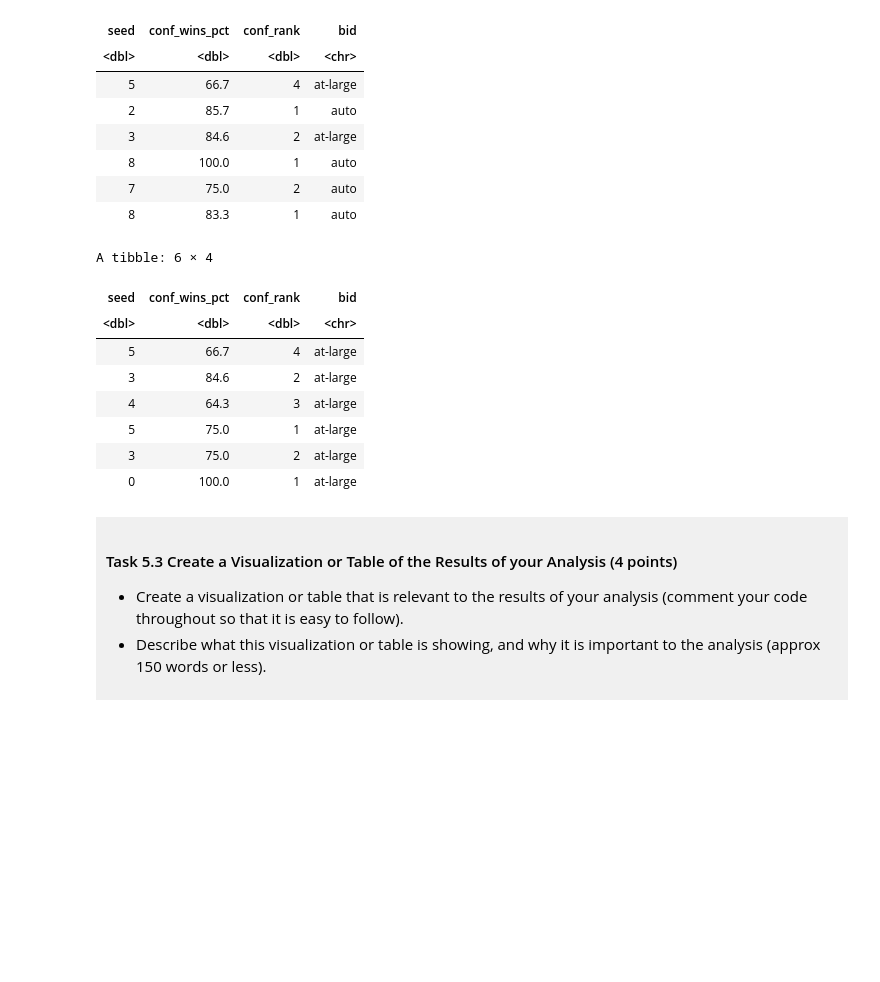
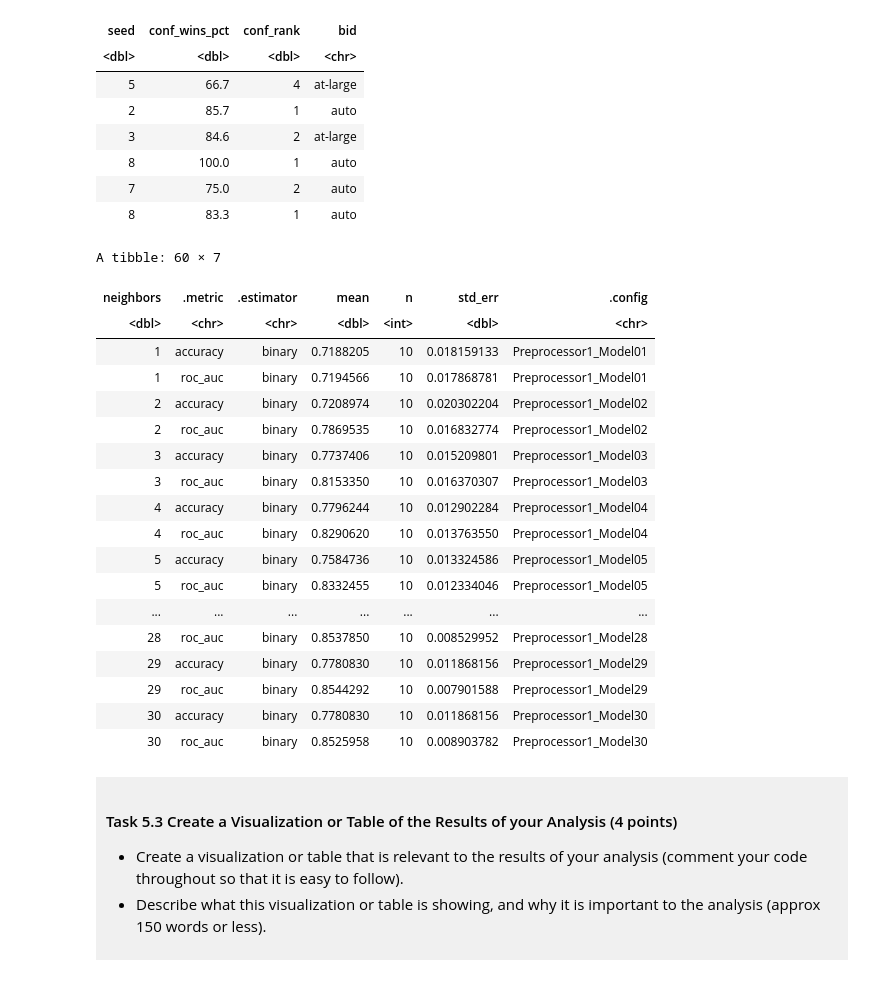
Before and after one commit to reyvet/dsci-100-project-betty-wu, a Jupyter notebook: dsci-100-project-notebook.ipynb, the cells around one changed output. Saved outputs shown, nothing was run; the diff lists cells and outputs as text; code cells hidden in the pictures; blank space fills up the shorter version.

Commit message:
loaded tidymodels, finished the first fit
ran a 10 fold validation, still need to filter and select for accurary, and run another one or two for comparsion

```diff
--- a/dsci-100-project-notebook.ipynb
+++ b/dsci-100-project-notebook.ipynb
@@ -493,20 +503,50 @@ A tibble: 6 × 4
 # %%
 # tuning the classifier and running cross validation to determine the most accurate predictors
 # first split the data into training and testing sets
 split_data <- initial_split(conf_data, prop = .75, strata = bid)
 train_set <- training(split_data)
 test_set <- testing(split_data)
-head(train_set)
+
+# create a recipe for the training data, using only seed and conf_wins_pct
+# also standardize the data
+seed_winpct_recipe <- recipe(bid ~ seed + conf_wins_pct, data = train_set) |>
+    step_scale(all_predictors()) |>
+    step_center(all_predictors())
+# create a model for tuning the classifier
+tuning_spec <- nearest_neighbor(weight_func = "rectangular", neighbors = tune()) |>
+    set_engine("kknn") |>
+    set_mode("classification")
+# create the 10 fold validation
+conf_10fold <- vfold_cv(test_set, v = 10, strata = bid)
+# create a sequence of different k values that will be put into the workflow
+k_vals <- tibble(neighbors = seq(from = 1, to = 30, by = 1))
+# combine everything into the workflow
+fit_1 <- workflow() |>
+    add_recipe(seed_winpct_recipe) |>
+    add_model(tuning_spec) |>
+    tune_grid(resamples = conf_10fold, grid = k_vals) |>
+    collect_metrics()
+fit_1
 # %% [output]
-A tibble: 6 × 4
+A tibble: 60 × 7
-| seed | conf_wins_pct | conf_rank | bid |
-| <dbl> | <dbl> | <dbl> | <chr> |
-| 5 | 66.7 | 4 | at-large |
-| 3 | 84.6 | 2 | at-large |
-| 4 | 64.3 | 3 | at-large |
-| 5 | 75.0 | 1 | at-large |
-| 3 | 75.0 | 2 | at-large |
-| 0 | 100.0 | 1 | at-large |
+| neighbors | .metric | .estimator | mean | n | std_err | .config |
+| <dbl> | <chr> | <chr> | <dbl> | <int> | <dbl> | <chr> |
+| 1 | accuracy | binary | 0.7188205 | 10 | 0.018159133 | Preprocessor1_Model01 |
+| 1 | roc_auc | binary | 0.7194566 | 10 | 0.017868781 | Preprocessor1_Model01 |
+| 2 | accuracy | binary | 0.7208974 | 10 | 0.020302204 | Preprocessor1_Model02 |
+| 2 | roc_auc | binary | 0.7869535 | 10 | 0.016832774 | Preprocessor1_Model02 |
+| 3 | accuracy | binary | 0.7737406 | 10 | 0.015209801 | Preprocessor1_Model03 |
+| 3 | roc_auc | binary | 0.8153350 | 10 | 0.016370307 | Preprocessor1_Model03 |
+| 4 | accuracy | binary | 0.7796244 | 10 | 0.012902284 | Preprocessor1_Model04 |
+| 4 | roc_auc | binary | 0.8290620 | 10 | 0.013763550 | Preprocessor1_Model04 |
+| 5 | accuracy | binary | 0.7584736 | 10 | 0.013324586 | Preprocessor1_Model05 |
+| 5 | roc_auc | binary | 0.8332455 | 10 | 0.012334046 | Preprocessor1_Model05 |
+| ... | ... | ... | ... | ... | ... | ... |
+| 28 | roc_auc | binary | 0.8537850 | 10 | 0.008529952 | Preprocessor1_Model28 |
+| 29 | accuracy | binary | 0.7780830 | 10 | 0.011868156 | Preprocessor1_Model29 |
+| 29 | roc_auc | binary | 0.8544292 | 10 | 0.007901588 | Preprocessor1_Model29 |
+| 30 | accuracy | binary | 0.7780830 | 10 | 0.011868156 | Preprocessor1_Model30 |
+| 30 | roc_auc | binary | 0.8525958 | 10 | 0.008903782 | Preprocessor1_Model30 |
 # %% [markdown]
 <div style="background-color: #f0f0f0; padding: 10px;">
 
```
Also changed, not shown: parts of 1 cell of this notebook.
